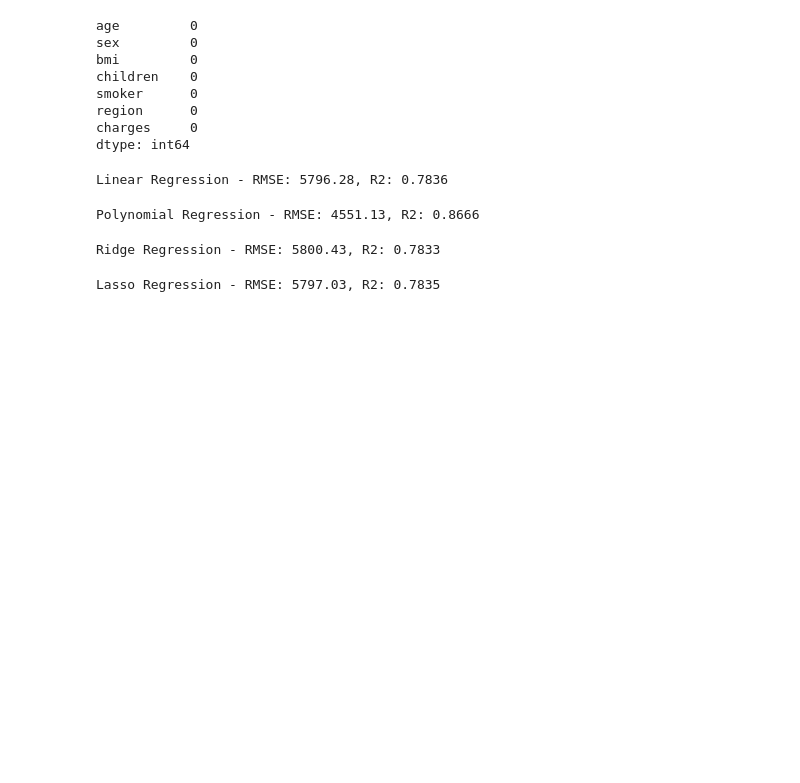
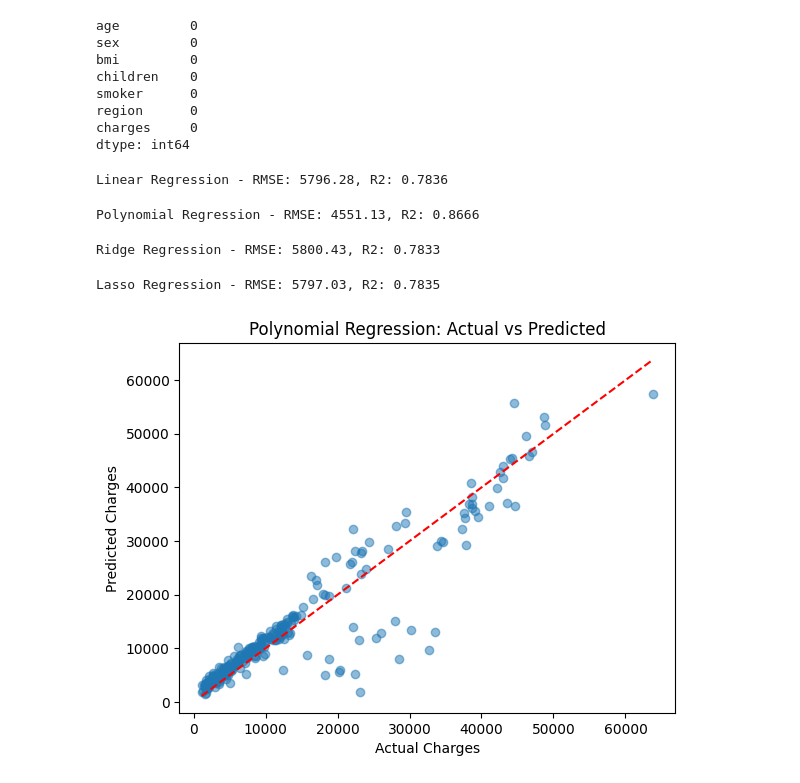
Before and after one commit to riddhikale/ml-portfolio, a Jupyter notebook: regression/Polynomial_Ridge_Lasso_Regression.ipynb, the cells around one changed output. Drawn from its saved outputs; the diff is of its cells as text; code cells hidden in the pictures; blank space fills up the shorter version.

Commit message:
plot polynomial regression

```diff
--- a/regression/Polynomial_Ridge_Lasso_Regression.ipynb
+++ b/regression/Polynomial_Ridge_Lasso_Regression.ipynb
@@ -85,3 +85,12 @@ y_pred_lasso = lasso.predict(X_test)
 print(f"Lasso Regression - RMSE: {np.sqrt(mean_squared_error(y_test, y_pred_lasso)):.2f}, R2: {r2_score(y_test, y_pred_lasso):.4f}")
 # %% [output]
 Lasso Regression - RMSE: 5797.03, R2: 0.7835
+# %%
+plt.scatter(y_test, y_pred_poly, alpha=0.5)
+plt.plot([y_test.min(), y_test.max()], [y_test.min(), y_test.max()], 'r--')
+plt.xlabel('Actual Charges')
+plt.ylabel('Predicted Charges')
+plt.title('Polynomial Regression: Actual vs Predicted')
+plt.show()
+# %% [output]
+[figure, added]
```
